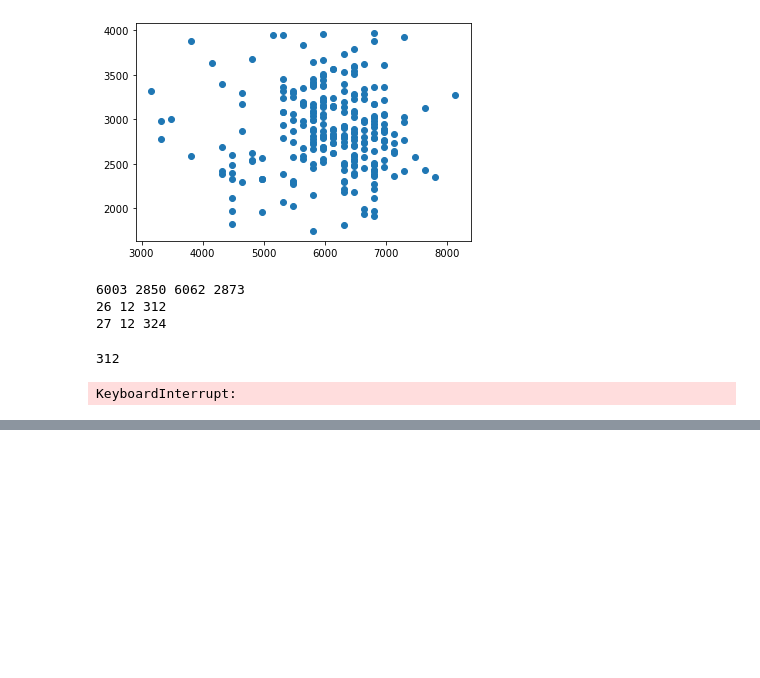
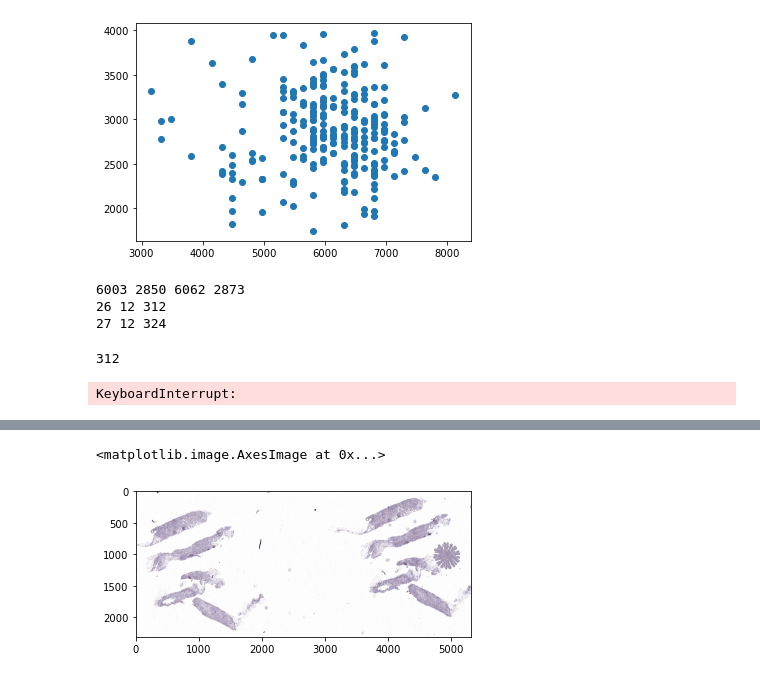
Before and after one commit to KZunT/Dacon, a Jupyter notebook: data_pre-processing.ipynb, the cells around one changed output, grey strips where cells are left out. Cells and saved outputs as stored; diff of their text form; code cells hidden in the pictures; blank space fills up the shorter version.

```diff
--- a/data_pre-processing.ipynb
+++ b/data_pre-processing.ipynb
@@ -211,0 +401,5 @@ for i in range(k):
+# %%
+plt.imshow(H_img)
+# %% [output]
+<matplotlib.image.AxesImage at 0x...>
+[figure, added]
```
Also changed, not shown: parts of 11 cells of this notebook.
